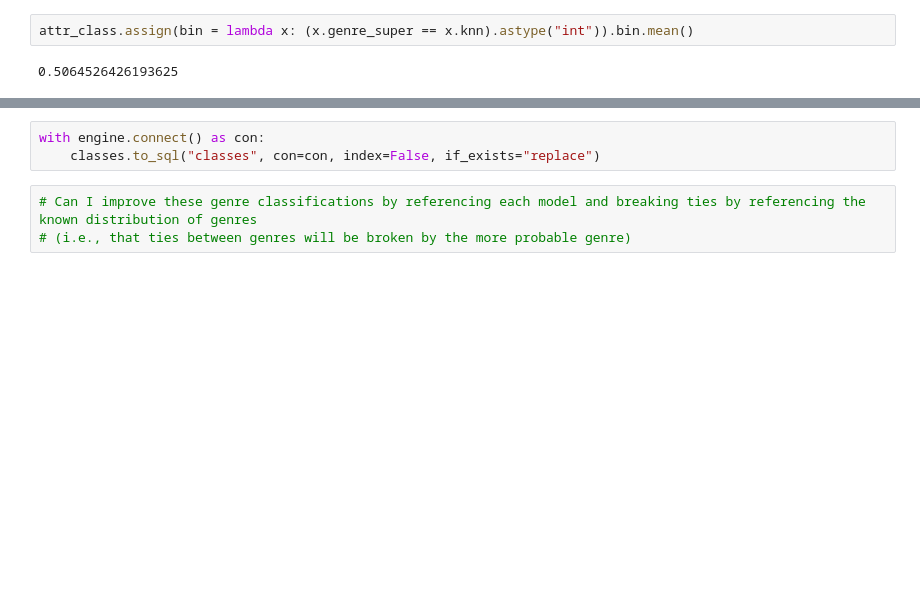
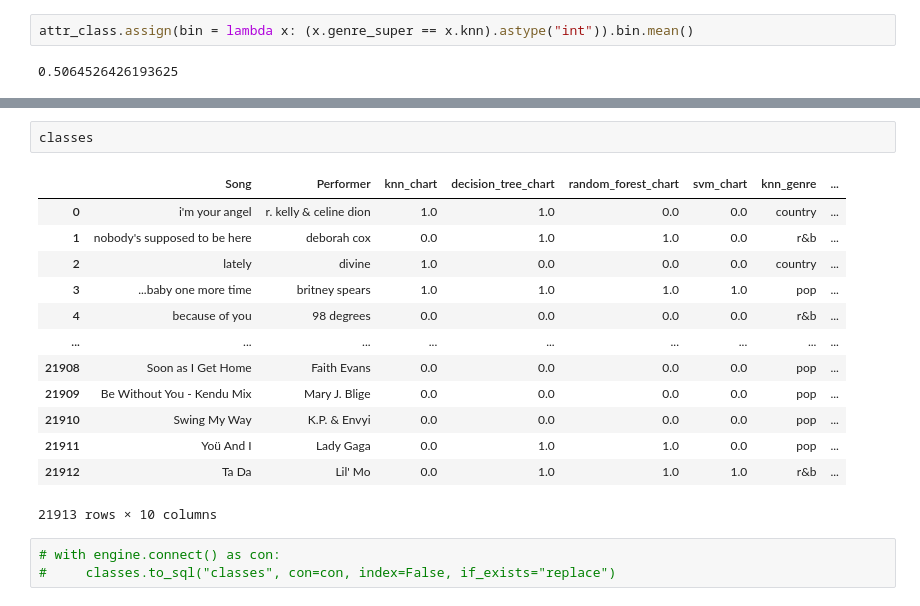
Before and after one commit to kyle-rgb/Spotify_Project, a Jupyter notebook: notebooks/New_Class.ipynb, the cells around one changed output, grey strips where cells are left out. Saved outputs shown, nothing was run; the diff lists cells and outputs as text; blank space fills up the shorter version.

Commit message:
Added Updated Classifications for Chart and Genre

```diff
--- a/notebooks/New_Class.ipynb
+++ b/notebooks/New_Class.ipynb
@@ -705,6 +751,19 @@ classes.head()
+# %%
+classes
+# %% [output]
+|  | Song | Performer | knn_chart | decision_tree_chart | random_forest_chart | svm_chart | knn_genre | ... |
+| 0 | i'm your angel | r. kelly & celine dion | 1.0 | 1.0 | 0.0 | 0.0 | country | ... |
+| 1 | nobody's supposed to be here | deborah cox | 0.0 | 1.0 | 1.0 | 0.0 | r&b | ... |
+| 2 | lately | divine | 1.0 | 0.0 | 0.0 | 0.0 | country | ... |
+| 3 | ...baby one more time | britney spears | 1.0 | 1.0 | 1.0 | 1.0 | pop | ... |
+| 4 | because of you | 98 degrees | 0.0 | 0.0 | 0.0 | 0.0 | r&b | ... |
+| ... | ... | ... | ... | ... | ... | ... | ... | ... |
+| 21908 | Soon as I Get Home | Faith Evans | 0.0 | 0.0 | 0.0 | 0.0 | pop | ... |
+| 21909 | Be Without You - Kendu Mix | Mary J. Blige | 0.0 | 0.0 | 0.0 | 0.0 | pop | ... |
+| 21910 | Swing My Way | K.P. & Envyi | 0.0 | 0.0 | 0.0 | 0.0 | pop | ... |
+| 21911 | Yoü And I | Lady Gaga | 0.0 | 1.0 | 1.0 | 0.0 | pop | ... |
+| 21912 | Ta Da | Lil' Mo | 0.0 | 1.0 | 1.0 | 1.0 | r&b | ... |
+21913 rows × 10 columns
 # %%
-with engine.connect() as con:
-    classes.to_sql("classes", con=con, index=False, if_exists="replace")
+# with engine.connect() as con:
+#     classes.to_sql("classes", con=con, index=False, if_exists="replace")
-# %%
-# Can I improve these genre classifications by referencing each model and breaking ties by referencing the known distribution of genres
-# (i.e., that ties between genres will be broken by the more probable genre)
```
Also changed, not shown: parts of 36 cells of this notebook, 1 other file.
